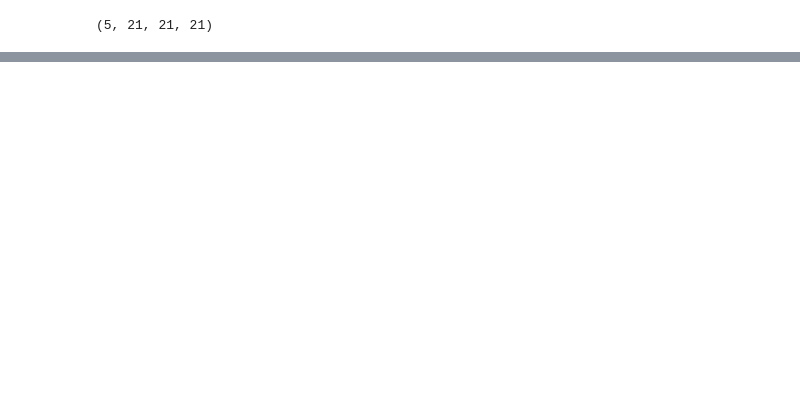
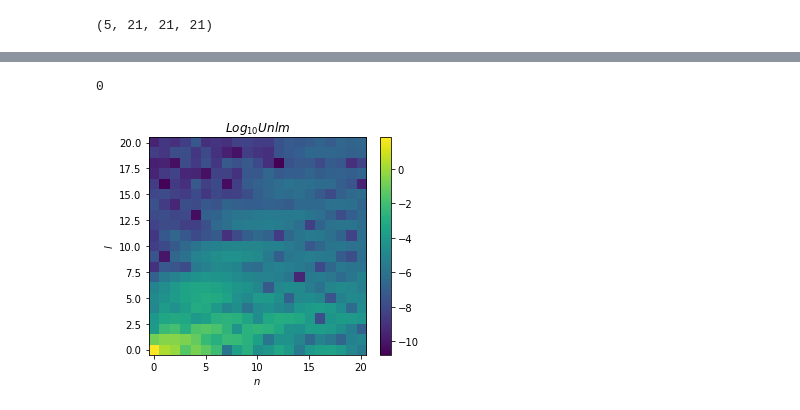
Before and after one commit to jngaravitoc/time-dependent-BFE, a Jupyter notebook: scripts/scf_coefficients/scf_coefficients_tests.ipynb, the cells around one changed output, grey strips where cells are left out. Saved outputs shown, nothing was run; the diff lists cells and outputs as text; code cells hidden in the pictures; blank space fills up the shorter version.

```diff
--- a/scripts/scf_coefficients/scf_coefficients_tests.ipynb
+++ b/scripts/scf_coefficients/scf_coefficients_tests.ipynb
@@ -27 +36,6 @@ rs = exp_params[0]
+# %%
+vis.hist_energy(m=0)
+# %% [output]
+0
+[figure, added]
 # %%
```
Also changed, not shown: parts of 17 cells of this notebook, 1 other file.
